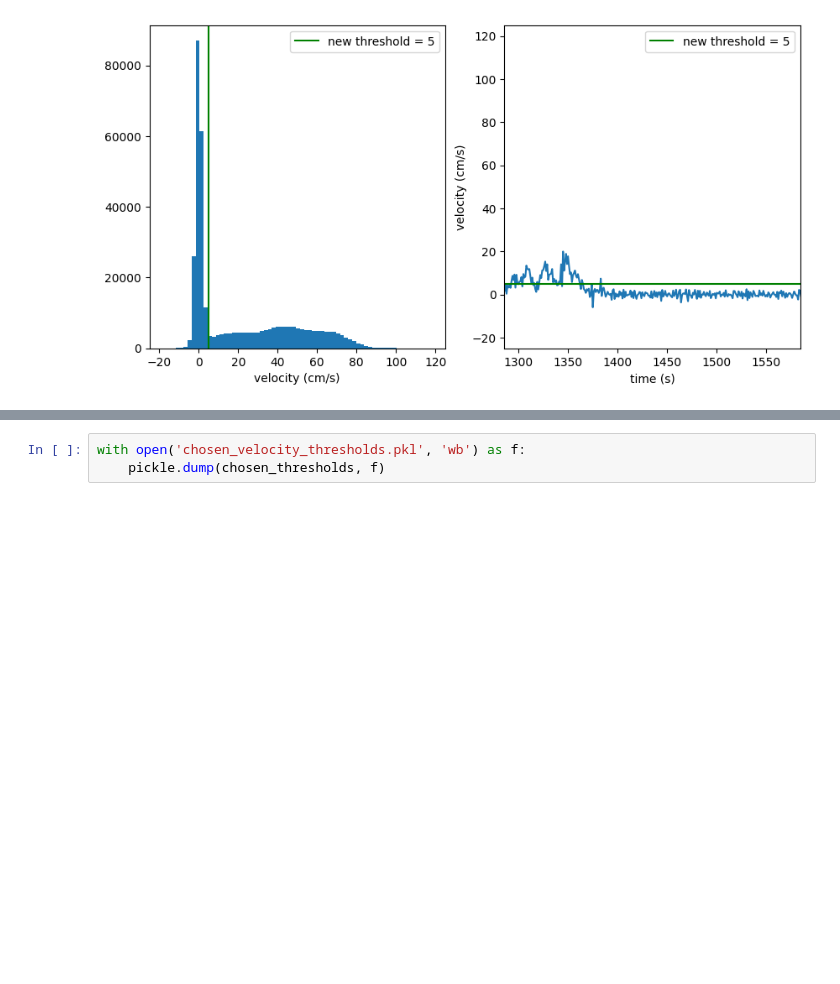
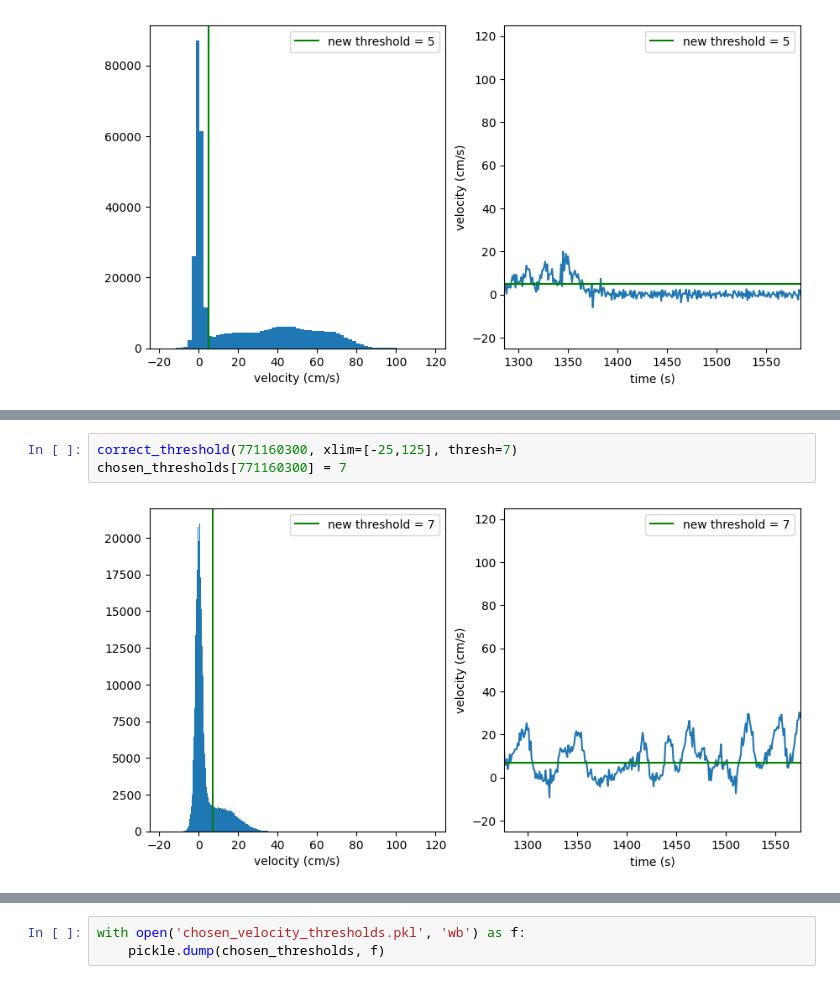
Before and after one commit to ikharitonov/allen-neuropixel-LFPs, a Jupyter notebook: lfp_grand_average/1-velocity_threshold.ipynb, the cells around one changed output, grey strips where cells are left out. Drawn from its saved outputs; the diff is of its cells as text; blank space fills up the shorter version.

```diff
--- a/lfp_grand_average/1-velocity_threshold.ipynb
+++ b/lfp_grand_average/1-velocity_threshold.ipynb
@@ -318,0 +322,5 @@ chosen_thresholds[760345702] = 5
+# %%
+correct_threshold(771160300, xlim=[-25,125], thresh=7)
+chosen_thresholds[771160300] = 7
+# %% [output]
+[figure, added]
```
Also changed, not shown: parts of 17 cells of this notebook, 1 other file.
